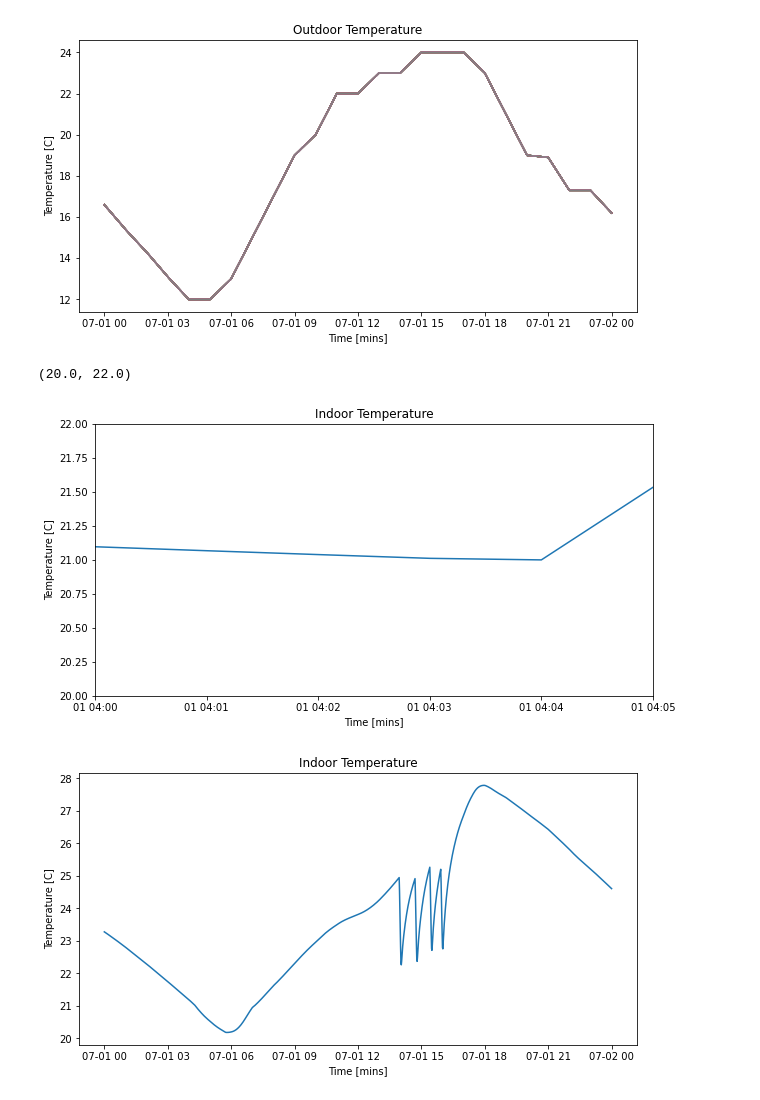
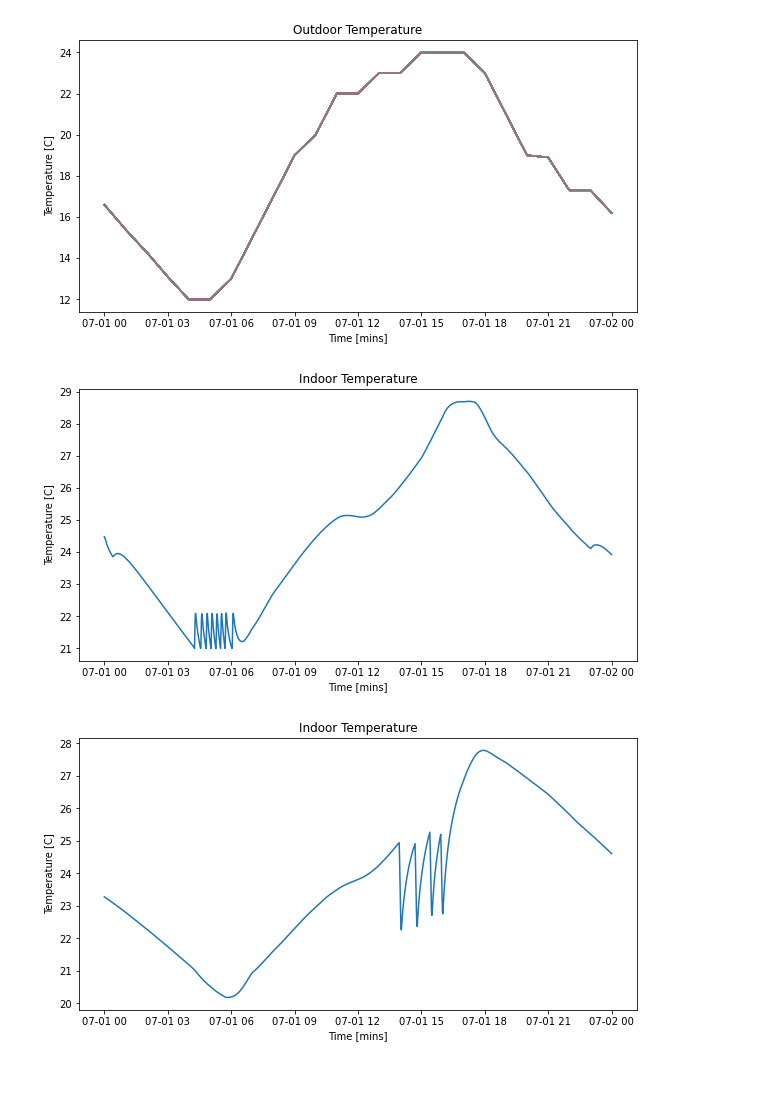
Before and after one commit to PIC-Lab/community_energy_control, a Jupyter notebook: community_sim/plotting.ipynb, the cells around one changed output. Cells and saved outputs as stored; diff of their text form; code cells hidden in the pictures.

```diff
--- a/community_sim/plotting.ipynb
+++ b/community_sim/plotting.ipynb
@@ -10,8 +10,8 @@ from opendss_wrapper import OpenDSS
 # %% [markdown]
 Last Run Plotting
 # %%
-compResultsDir = 'results/batFunctional/'
-resultsDir = 'results/'
+compResultsDir = 'results/coordination/'
+resultsDir = 'results/batFunctional/'
 # %%
 buildingList = [str(i) for i in range(1,29)]
 with open('simParams.json') as fp:
@@ -259,9 +266,9 @@ fig.set_facecolor('white')
 # %%
 fig = plt.figure(figsize=(10,5))
 plt.xlabel('Time [mins]')
-plt.ylabel('Power [kW]')
-plt.title('Building Loads')
+plt.ylabel('dr')
+plt.title('Coordination')
 for key, value in control_list.items():
-    plt.plot(value['dr'], label=str(i))
+    plt.plot(value['dr'][:1440], label=str(i))
 fig.patch.set_facecolor('white')
 # %% [output]
@@ -314,17 +321,16 @@ Text(0.5, 1.0, 'Outdoor Temperature')
 # %%
 fig = plt.figure(figsize=(10,5))
 plt.title('Indoor Temperature')
 plt.ylabel('Temperature [C]')
 plt.xlabel('Time [mins]')
 for key, value in df_list.items():
     plt.plot(value["living space Air Temperature"])
     break
 fig.patch.set_facecolor('white')
-plt.xlim([dt.datetime(2023, 7, 1, 4), dt.datetime(2023, 7, 1, 4, 5)])
-plt.ylim([20, 22])
+# plt.xlim([dt.datetime(2023, 7, 1, 4), dt.datetime(2023, 7, 1, 4, 5)])
+# plt.ylim([20, 22])
 # %% [output]
-(20.0, 22.0)
-[figure, old version]
+[figure, new version]
 # %%
 fig = plt.figure(figsize=(10,5))
 plt.title('Indoor Temperature')
```
Also changed, not shown: parts of 20 cells of this notebook, 5 other files.
